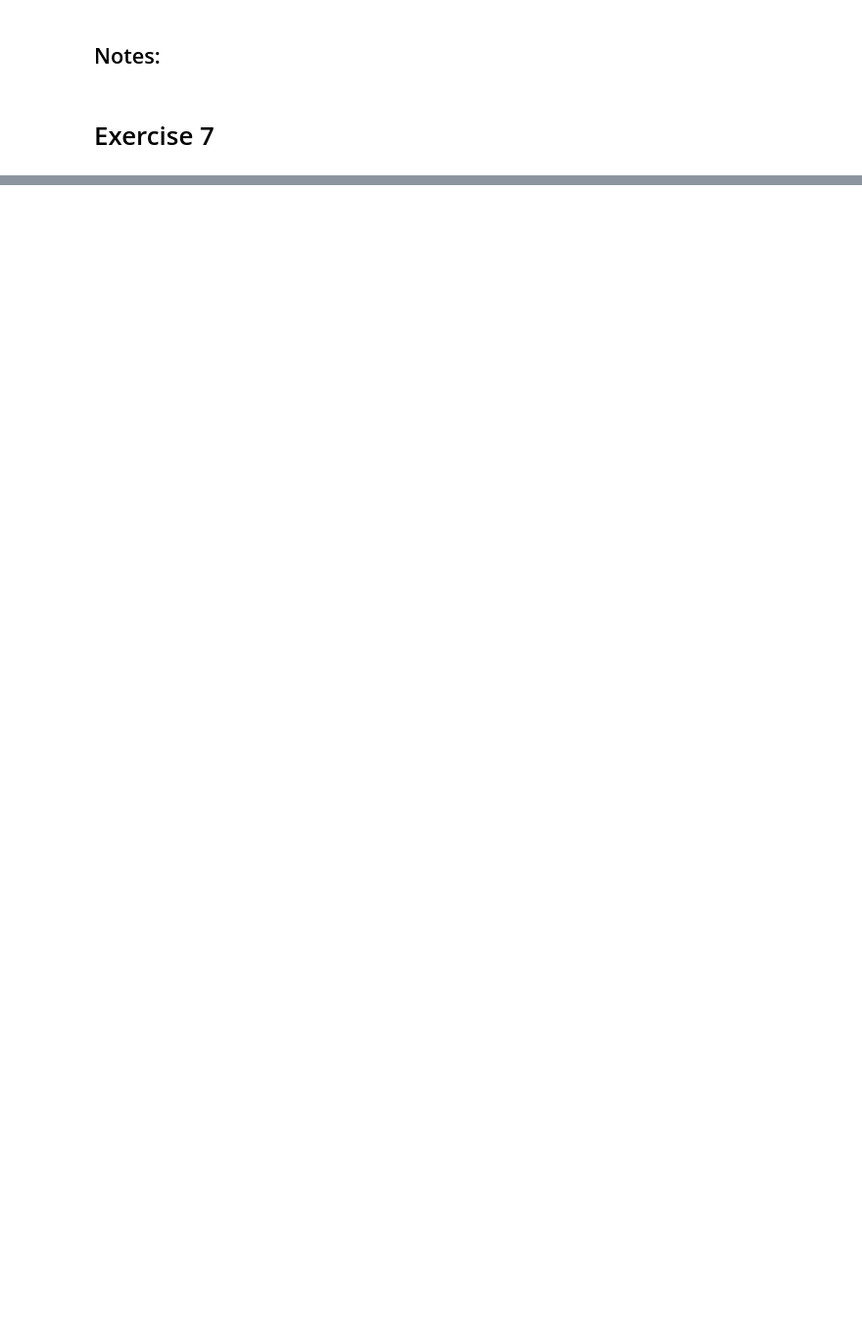
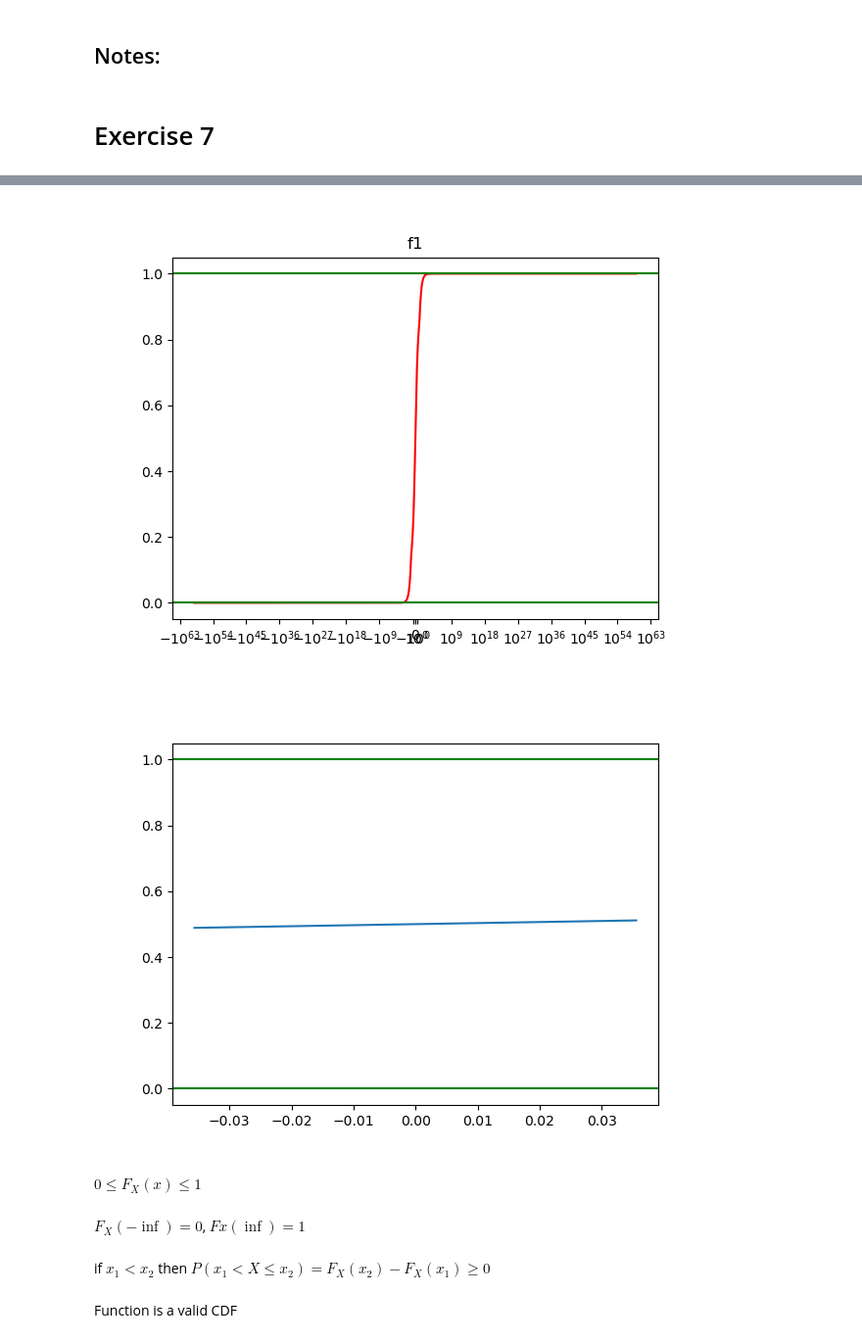
Before and after one commit to RedOrbweaver/STSex, a Jupyter notebook: ex0.ipynb, the cells around one changed output, grey strips where cells are left out. Shown at 98% size. Cells and saved outputs as stored; diff of their text form; code cells hidden in the pictures; blank space fills up the shorter version.

```diff
--- a/ex0.ipynb
+++ b/ex0.ipynb
@@ -314,0 +349,80 @@ HistogramCompare(seqPA, 0.5, points, dist, "Histogram a", "Gauss PDF", f"Gauss P
+# %%
+nsamples = 100000
+def GenSamplePointsPow(n, fact):
+    ret = []
+    n -= 1
+    v = 10 ** -6
+    while(n > 0):
+        ret.append(v)
+        v = v * fact
+        n -= 2
+    return [-n for n in ret[::-1]] + [0] + ret
+GenFromPointsF = lambda points, f: [f(n) for n in points]
+def TestF(samplepoints, f, title, interestmin, interestmax):
+    seq = GenFromPointsF(samplepoints, f)
+    fig = plt.figure()
+    plt.title(title)
+    plt.plot(samplepoints, seq, "r")
+    plt.xscale("symlog")
+    plt.axhline(1, color="g")
+    plt.axhline(0, color="g")
+    plt.show()
+
+    rising = True
+    inrange = True
+    flat = True
+    pn = seq[0]
+    for n in seq:
+        if n != pn:
+            flat = False
+        if n < 0 or n > 1:
+            inrange = False
+        if n < pn:
+            rising = False
+
+        pn = n
+    fig = plt.figure()
+    plt.plot(samplepoints[interestmin:interestmax], seq[interestmin:interestmax])
+    plt.axhline(1, color="g")
+    plt.axhline(0, color="g")
+    plt.show()
+
+    pred_lim = Markdown("$F_{X}(-\\inf) = 0$, $Fx(\\inf)=1$")
+    pred_inrange = Markdown("$0 \\leq F_{X}(x) \\le 1$")
+    pred_rise = Markdown("if $x_{1} < x_{2}$ then $P(x_{1} \\lt X \\le x_{2}) = F_{X}(x_{2}) - F_{X}(x_{1}) \\ge 0$")
+
+    if not inrange:
+        display(pred_inrange)
+        display(Markdown(f"Does not fit range, max={max(seq)} & min={min(seq)}"))
+    elif not rising:
+        display(pred_rise)
+        display(Markdown("Function does not rise for all values of $x$"))
+    else:
+        display(pred_inrange)
+        display(pred_lim)
+        display(pred_rise)
+        display(Markdown("Function is a valid CDF"))
+
+
+    return rising, inrange, flat
+
+
+f1 = lambda x: 0.5 + (1/math.pi)*math.atan(x)
+f2 = lambda x: (1-math.e**-x) * (1 if x >= 0 else 0)
+f3 = lambda x: math.e**-(x**2)
+f4 = lambda x: x**2 * (1 if x >= 0 else 0)
+
+samplepoints0 = GenSamplePointsPow(nsamples, 1.003)
+samplepoints1 = GenSamplePointsPow(nsamples, 1.0004)
+
+TestF(samplepoints0, f1, "f1", 46500, 53500)
+TestF(samplepoints1, f2, "f2", 46500, 53500)
+TestF(samplepoints1, f3, "f3", 46500, 53500)
+TestF(samplepoints1, f4, "f4", 46500, 53500)
+# %% [output]
+[figure, added]
+[figure, added]
+$0 \leq F_{X}(x) \le 1$
+$F_{X}(-\inf) = 0$, $Fx(\inf)=1$
+if $x_{1} < x_{2}$ then $P(x_{1} \lt X \le x_{2}) = F_{X}(x_{2}) - F_{X}(x_{1}) \ge 0$
+Function is a valid CDF
```
Also changed, not shown: parts of 12 cells of this notebook.
